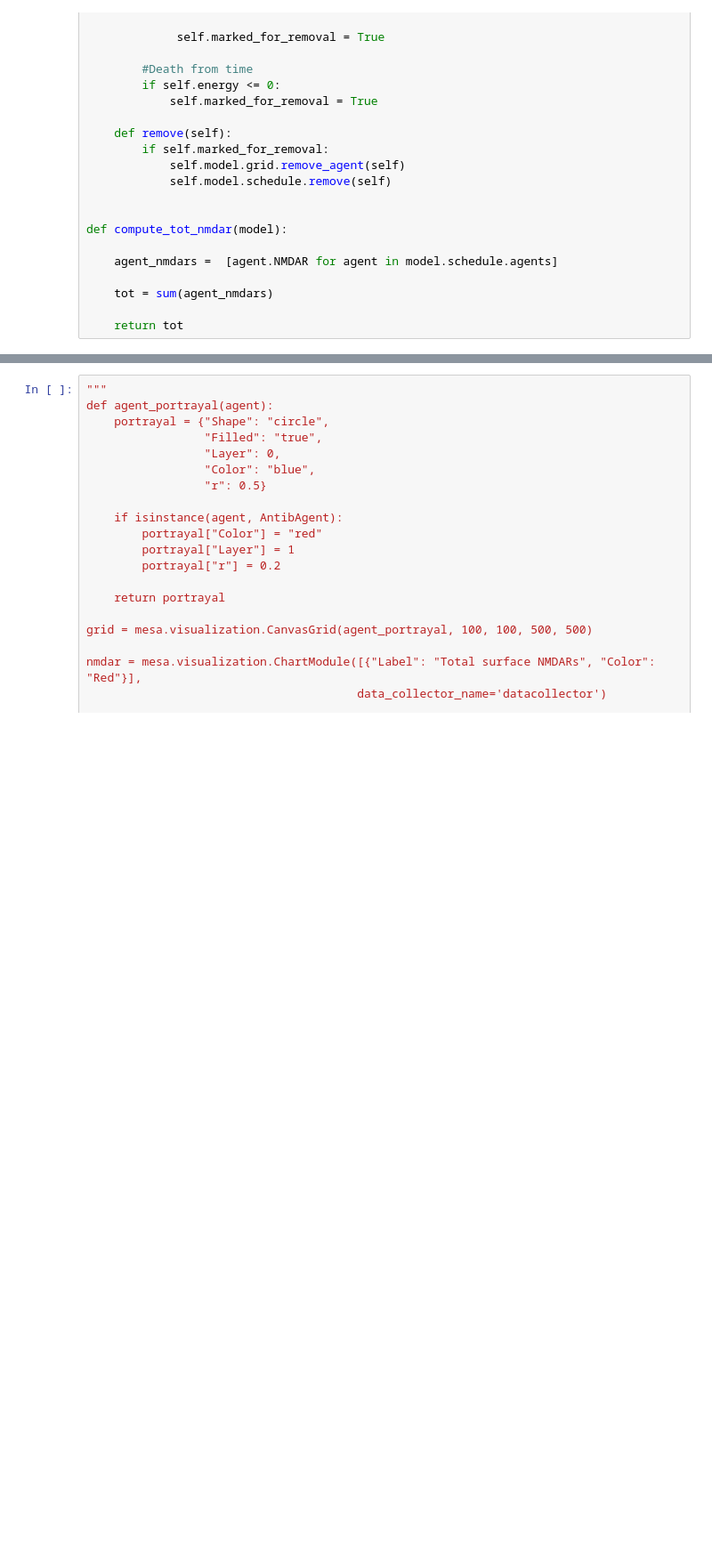
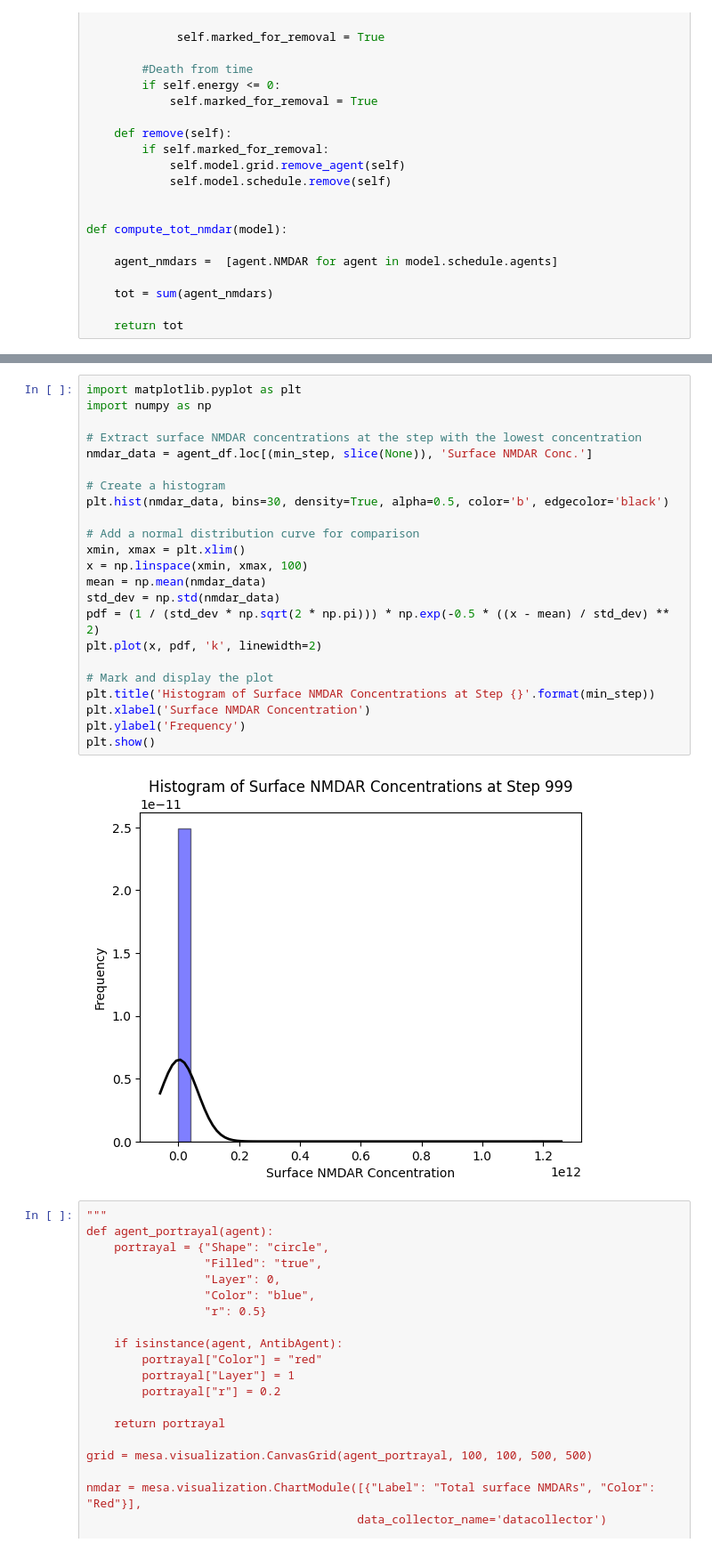
Before and after one commit to P1470V/CB1020-G12, a Jupyter notebook: abm.ipynb, the cells around one changed output, grey strips where cells are left out. Shown: that part at 89% size. Drawn from its saved outputs; the diff is of its cells as text; blank space fills up the shorter version.

```diff
--- a/abm.ipynb
+++ b/abm.ipynb
@@ -242,3 +293,28 @@ neuron_df
+# %%
+import matplotlib.pyplot as plt
+import numpy as np
+
+# Extract surface NMDAR concentrations at the step with the lowest concentration
+nmdar_data = agent_df.loc[(min_step, slice(None)), 'Surface NMDAR Conc.']
+
+# Create a histogram
+plt.hist(nmdar_data, bins=30, density=True, alpha=0.5, color='b', edgecolor='black')
+
+# Add a normal distribution curve for comparison
+xmin, xmax = plt.xlim()
+x = np.linspace(xmin, xmax, 100)
+mean = np.mean(nmdar_data)
+std_dev = np.std(nmdar_data)
+pdf = (1 / (std_dev * np.sqrt(2 * np.pi))) * np.exp(-0.5 * ((x - mean) / std_dev) ** 2)
+plt.plot(x, pdf, 'k', linewidth=2)
+
+# Mark and display the plot
+plt.title('Histogram of Surface NMDAR Concentrations at Step {}'.format(min_step))
+plt.xlabel('Surface NMDAR Concentration')
+plt.ylabel('Frequency')
+plt.show()
+# %% [output]
+[figure, added]
 # %%
 """
 def agent_portrayal(agent):
```
Also changed, not shown: parts of 8 cells of this notebook.
